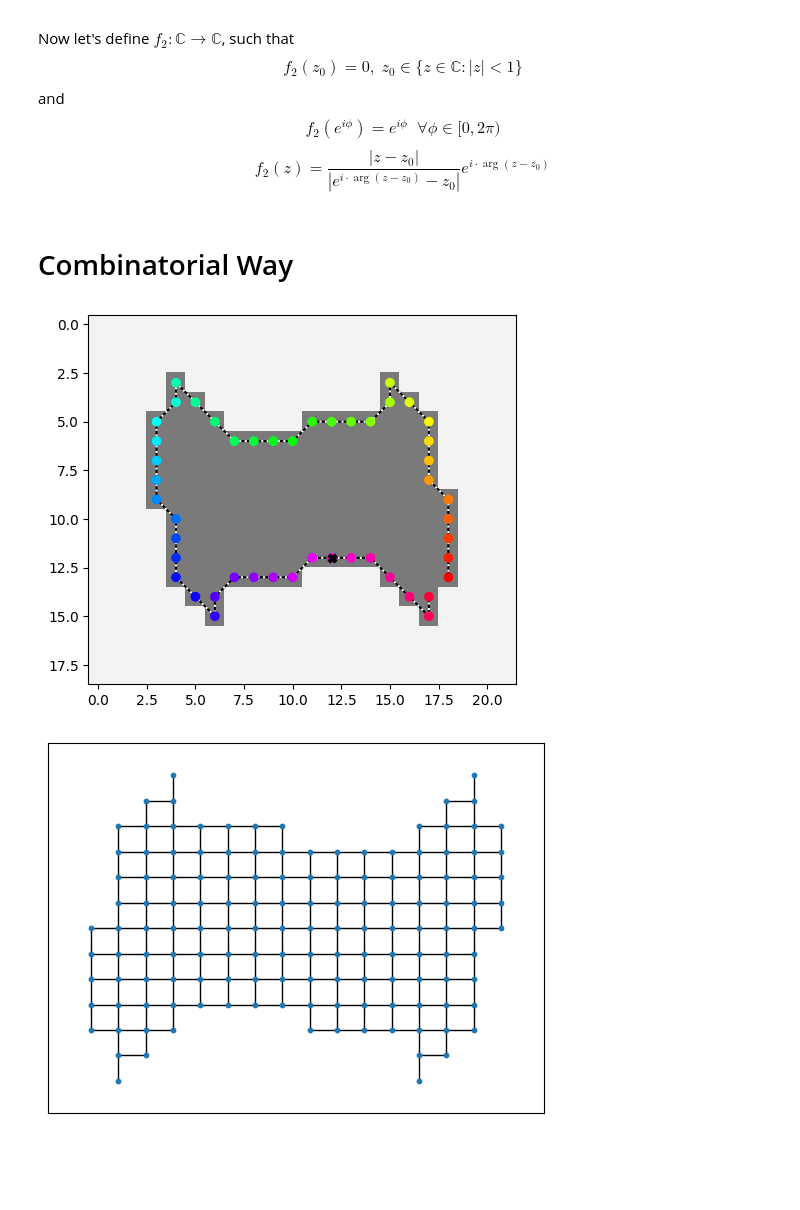
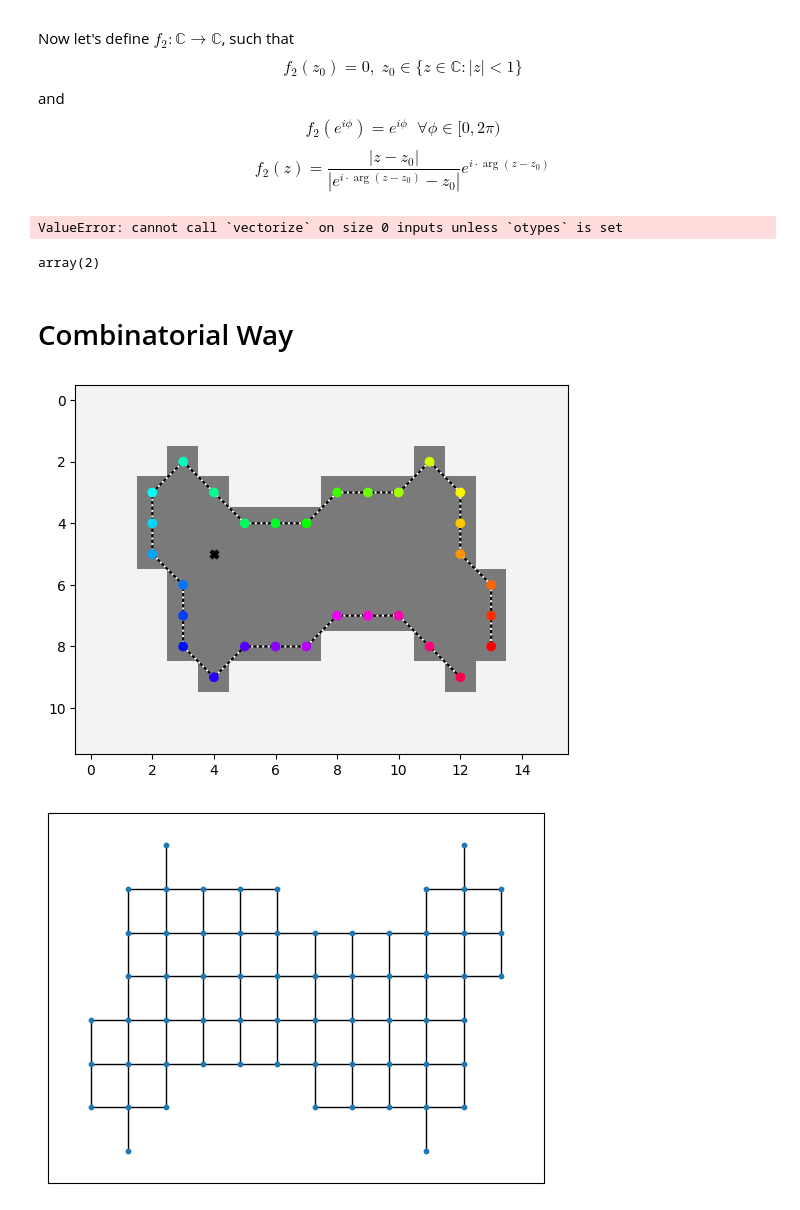
Before and after one commit to zimfv/depth-poset, a Jupyter notebook: notebooks/Map Disk.ipynb, the cells around one changed output. Saved outputs shown, nothing was run; the diff lists cells and outputs as text; code cells hidden in the pictures; blank space fills up the shorter version.

```diff
--- a/notebooks/Map Disk.ipynb
+++ b/notebooks/Map Disk.ipynb
@@ -261,3 +364,46 @@ $$
+# %%
+zs = np.array([-2j, 2-1j, 3+1j, 2+3j, 2j, -2+3j, -1+1j, -2-1j])
+z_center = 1 - 1j
+
+f1 = MapDisk(zs)
+
+z_center_updated = f1(z_center)
+f2 = get_map_changing_center(z_center_updated)
+
+x = np.linspace(-4, 4, 101)
+y = np.linspace(-4, 4, 101)
+z0 = x.reshape(1, -1) + 1j*y.reshape(-1, 1)
+z1 = f1(z0)
+z2 = f2(z1)
+
+zx = np.append(zs, zs[0]).real
+zy = np.append(zs, zs[0]).imag
+zx = np.searchsorted(x, zx)
+zy = np.searchsorted(y, zy)
+
+
+
+fig, axs = plt.subplots(3, 4, figsize=(15, 10))
+for (i_col, repr), (i_row, z) in itertools.product(enumerate([np.real, np.imag, np.abs, np.angle]), enumerate([z0, z1, z2])):
+    axs[i_row, i_col].set_title(f'{repr.__name__}')
+    img = repr(z)
+    norm = colors.TwoSlopeNorm(vmin=-abs(img).max(), vcenter=0, vmax=abs(img).max())
+    cmap = plt.get_cmap('BrBG').copy()
+    cmap.set_bad(color='gray')
+    sm = axs[i_row, i_col].imshow(img, cmap=cmap, norm=norm, origin='lower')
+    plt.colorbar(sm, ax=axs[i_row, i_col])
+
+    axs[i_row, i_col].plot(zx, zy, color='red', linestyle='--')
+    axs[i_row, i_col].set_xticks(np.linspace(0, len(x)-1, 5).astype(int), x[np.linspace(0, len(x)-1, 5).astype(int)])
+    axs[i_row, i_col].set_yticks(np.linspace(0, len(y)-1, 5).astype(int), y[np.linspace(0, len(y)-1, 5).astype(int)])
+    axs[i_row, i_col].grid(True)
+# %% [output]
+ValueError: cannot call `vectorize` on size 0 inputs unless `otypes` is set
+# %%
+f = np.vectorize(lambda x: x+1)
+f(1)
+# %% [output]
+array(2)
 # %% [markdown]
 # Combinatorial Way
 # %%
@@ -273,35 +419,35 @@ mask[4, 3:10] = 1
 mask[5:8, 8] = 1
 mask[5:11, 4:8] = 1
 mask[8:11, 3] = 1
 mask[11, 2:9] = 1
 mask[12, 3:10] = 1
 mask[13, 6:9] = 1
 
 
 #mask = ndimage.zoom(mask, (1.5, 1.5), order=1, grid_mode=True).astype(bool).astype(int)
-mask = (ndimage.zoom(mask, (1.4, 1.6), order=1, grid_mode=True) >= 0.5).astype(int)
+#mask = (ndimage.zoom(mask, (1.4, 1.6), order=1, grid_mode=True) >= 0.5).astype(int)
 #mask = ndimage.zoom(mask, (2, 2), order=1, grid_mode=True).astype(bool).astype(int)
 #mask = ndimage.zoom(mask, (3, 3), order=1, grid_mode=True).astype(bool).astype(int)
 #mask = ndimage.zoom(mask, (4, 4), order=1, grid_mode=True).astype(bool).astype(int)
 
 center_x, center_y = np.argwhere(mask)[np.random.randint(mask.sum())]
 
 boundary = extract_ordered_boundary(mask, return_countor=False)
 boundary_x, boundary_y = np.transpose(boundary)
 boundary_angles = np.arange(len(boundary))/len(boundary) * 2*np.pi
 
 
 fig, ax = plt.subplots(1, 1)
 ax.imshow(np.transpose(mask), cmap='Greys', vmin=-0.2, vmax=1.8, zorder=0)
 
 ax.plot(boundary_x, boundary_y, color='black', linestyle='-', zorder=1)
 ax.plot(boundary_x, boundary_y, color='white', linestyle=':', zorder=1)
 ax.scatter(boundary_x, boundary_y, c=plt.get_cmap('hsv')(boundary_angles/(2*np.pi)), zorder=2)
 
 ax.scatter(center_x, center_y, color='black', marker='X', zorder=3)
 plt.show()
 # %% [output]
-[figure, old version]
+[figure, new version]
 # %%
 def get_graph_from_mask(mask) -> nx.Graph:
     """
@@ -330,7 +476,7 @@ pos = {node: node for node in g.nodes}
 
 nx.draw_networkx(g, pos=pos, with_labels=False, node_size=10)
 # %% [output]
-[figure, old version]
+[figure, new version]
 # %%
 def get_distance_from_nodes(g: nx.Graph, nodes, path_lens=None):
     """
```
Also changed, not shown: parts of 14 cells of this notebook.
